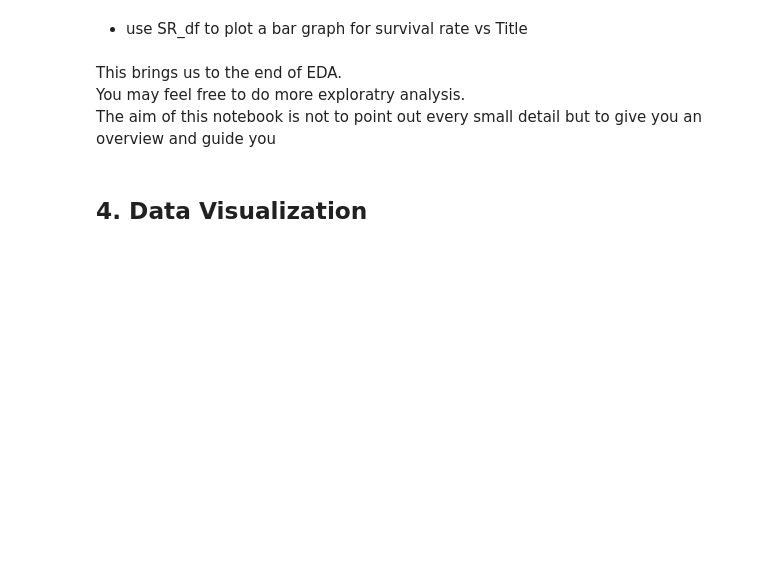
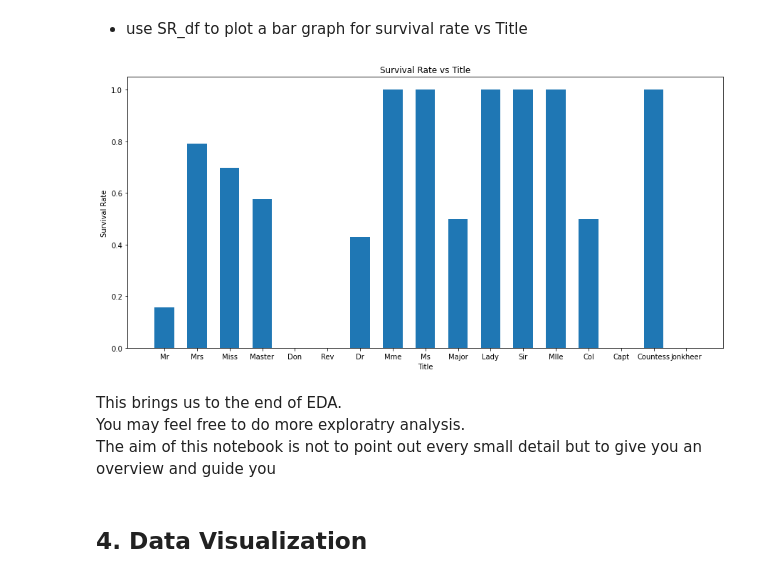
Before and after one commit to MihirShinde-29/Synapse-Learning-Period, a Jupyter notebook: Week1/Task1.ipynb, the cells around one changed output. Cells and saved outputs as stored; diff of their text form; code cells hidden in the pictures; blank space fills up the shorter version.

```diff
--- a/Week1/Task1.ipynb
+++ b/Week1/Task1.ipynb
@@ -71,17 +177,19 @@ dictionary should look like : <br>
 # %%
 #regex example
-import re
+# import re
 
-name_eg = "Petranec, Miss. Matilda"
-title_search = re.search('(\w+)\.', name_eg) #the first argument is a pattern that we are looking for
-print("result:", title_search) #this is the result we get after looking for the pattern
-if title_search:
-  print("pattern found") #pattern found printed if a pattern like above is found
-  title = title_search.group(1) #extracting the pattern found by regular expression (title here)
-  print("title:", title)
+# name_eg = "Petranec, Miss. Matilda"
+# title_search = re.search('(\w+)\.', name_eg) #the first argument is a pattern that we are looking for
+# print("result:", title_search) #this is the result we get after looking for the pattern
+# if title_search:
+#   print("pattern found") #pattern found printed if a pattern like above is found
+#   title = title_search.group(1) #extracting the pattern found by regular expression (title here)
+#   print("title:", title)
 # %% [output]
 result: <re.Match object; span=(10, 15), match='Miss.'>
 pattern found
 title: Miss
 # %%
 #show the new dataframe with "Title" column here
+train_df['Title'] = train_titles
+train_df
@@ -101,2 +221,19 @@ Capt &nbsp;&nbsp; 0.1245<br>
+# %%
+#write code here
+unique_title = list(train_df['Title'].unique())
+SR_df = []
+
+for title in unique_title:
+    survived = 0
+    not_survived = 0
+    for index, row in train_df.iterrows():
+        if row['Title'] == title:
+            if row['Survived'] == 1:
+                survived += 1
+            else:
+                not_survived += 1
+    survival_rate = survived/(survived + not_survived)
+    SR_df.append([title, survival_rate])
+SR_df_dict = dict(SR_df)
 # %%
 #show the new dataframe SR_df here
@@ -107,3 +261,15 @@ Capt &nbsp;&nbsp; 0.1245<br>
+# %%
+#write code here
+x=list(SR_df_dict.keys())
+y=list(SR_df_dict.values())
+fig = plt.figure(figsize =(15, 7))
+plt.bar(x, y, width = 0.6)
+plt.ylabel('Survival Rate')
+plt.xlabel('Title')
+plt.title('Survival Rate vs Title')
+plt.show()
+# %% [output]
+[figure, added]
 # %% [markdown]
 This brings us to the end of EDA. <br>
 You may feel free to do more exploratry analysis.<br>
```
Also changed, not shown: parts of 50 cells of this notebook.
